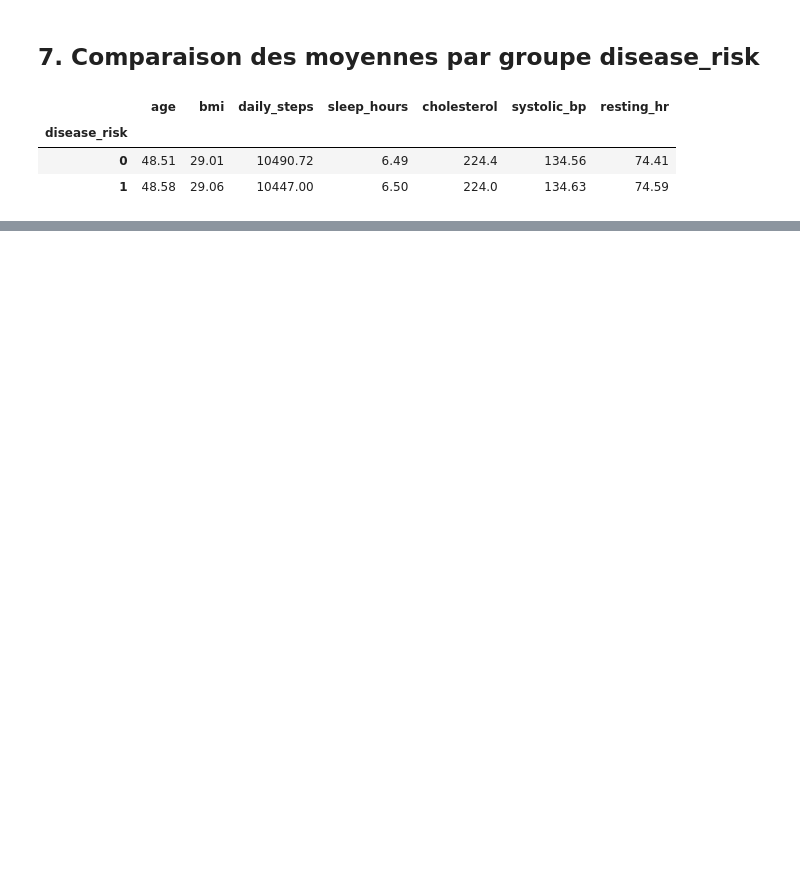
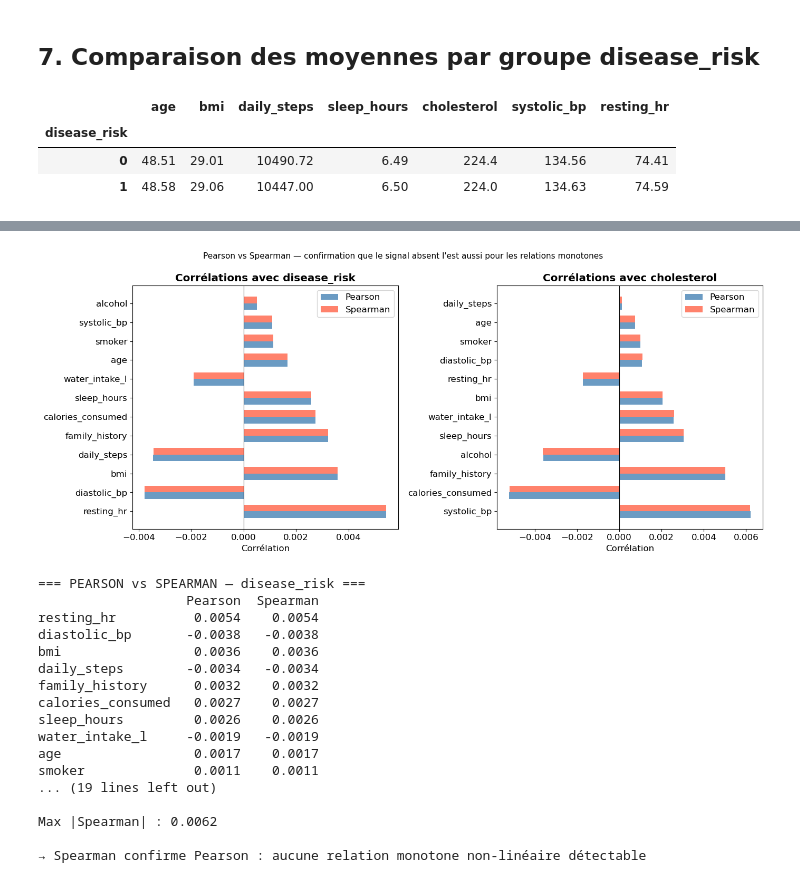
Before and after one commit to mahamatarda/Memoire-S2, a Jupyter notebook: notebooks/01_EDA.ipynb, the cells around one changed output, grey strips where cells are left out. Saved outputs shown, nothing was run; the diff lists cells and outputs as text; code cells hidden in the pictures; blank space fills up the shorter version.

```diff
--- a/notebooks/01_EDA.ipynb
+++ b/notebooks/01_EDA.ipynb
@@ -146,0 +184,65 @@ df.groupby('disease_risk')[cols].mean().round(2)
+# %%
+# Comparaison Pearson vs Spearman sur les deux cibles
+pearson_risk    = numeric_cols.corr()['disease_risk'].drop('disease_risk')
+spearman_risk   = numeric_cols.corr(method='spearman')['disease_risk'].drop('disease_risk')
+pearson_chol    = numeric_cols.corr()['cholesterol'].drop('cholesterol')
+spearman_chol   = numeric_cols.corr(method='spearman')['cholesterol'].drop('cholesterol')
+
+comparison_risk = pd.DataFrame({
+    'Pearson':  pearson_risk.drop('cholesterol', errors='ignore'),
+    'Spearman': spearman_risk.drop('cholesterol', errors='ignore')
+}).sort_values('Spearman', key=abs, ascending=False)
+
+comparison_chol = pd.DataFrame({
+    'Pearson':  pearson_chol.drop('disease_risk', errors='ignore'),
+    'Spearman': spearman_chol.drop('disease_risk', errors='ignore')
+}).sort_values('Spearman', key=abs, ascending=False)
+
+fig, axes = plt.subplots(1, 2, figsize=(14, 6))
+
+for ax, df_cmp, title in zip(axes,
+    [comparison_risk, comparison_chol],
+    ['Corrélations avec disease_risk', 'Corrélations avec cholesterol']):
+    x = range(len(df_cmp))
+    width = 0.35
+    ax.barh([i - width/2 for i in x], df_cmp['Pearson'],  width, label='Pearson',  color='steelblue', alpha=0.8)
+    ax.barh([i + width/2 for i in x], df_cmp['Spearman'], width, label='Spearman', color='tomato',    alpha=0.8)
+    ax.set_yticks(list(x))
+    ax.set_yticklabels(df_cmp.index)
+    ax.axvline(0, color='black', linewidth=0.8)
+    ax.set_title(title, fontweight='bold')
+    ax.set_xlabel('Corrélation')
+    ax.legend()
+
+plt.suptitle('Pearson vs Spearman — confirmation que le signal absent l\'est aussi pour les relations monotones',
+             fontsize=11)
+plt.tight_layout()
+plt.savefig('../figures/pearson_vs_spearman.png', dpi=150)
+plt.show()
+
+print("=== PEARSON vs SPEARMAN — disease_risk ===")
+print(comparison_risk.round(4))
+print(f"\nMax |Spearman| : {spearman_risk.drop('cholesterol', errors='ignore').abs().max():.4f}")
+print("\n=== PEARSON vs SPEARMAN — cholesterol ===")
+print(comparison_chol.round(4))
+print(f"\nMax |Spearman| : {spearman_chol.drop('disease_risk', errors='ignore').abs().max():.4f}")
+print("\n→ Spearman confirme Pearson : aucune relation monotone non-linéaire détectable")
+# %% [output]
+[figure, added]
+=== PEARSON vs SPEARMAN — disease_risk ===
+                   Pearson  Spearman
+resting_hr          0.0054    0.0054
+diastolic_bp       -0.0038   -0.0038
+bmi                 0.0036    0.0036
+daily_steps        -0.0034   -0.0034
+family_history      0.0032    0.0032
+calories_consumed   0.0027    0.0027
+sleep_hours         0.0026    0.0026
+water_intake_l     -0.0019   -0.0019
+age                 0.0017    0.0017
+smoker              0.0011    0.0011
+... (19 lines left out)
+
+Max |Spearman| : 0.0062
+
+→ Spearman confirme Pearson : aucune relation monotone non-linéaire détectable
```
Also changed, not shown: parts of 13 cells of this notebook, 12 other files.
